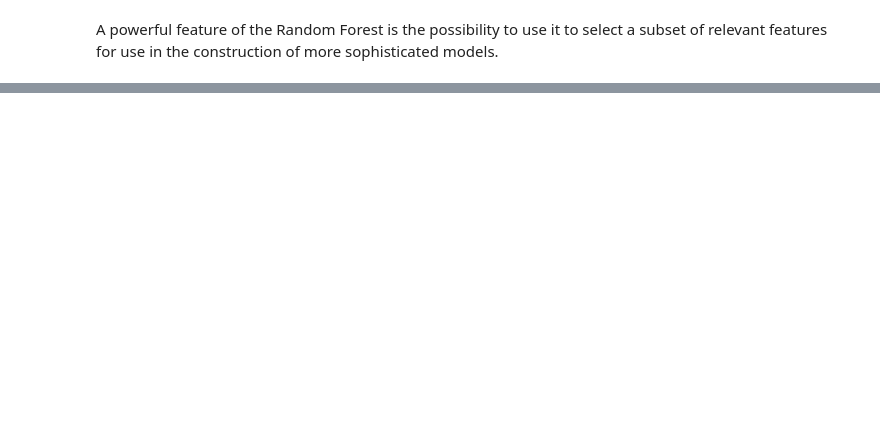
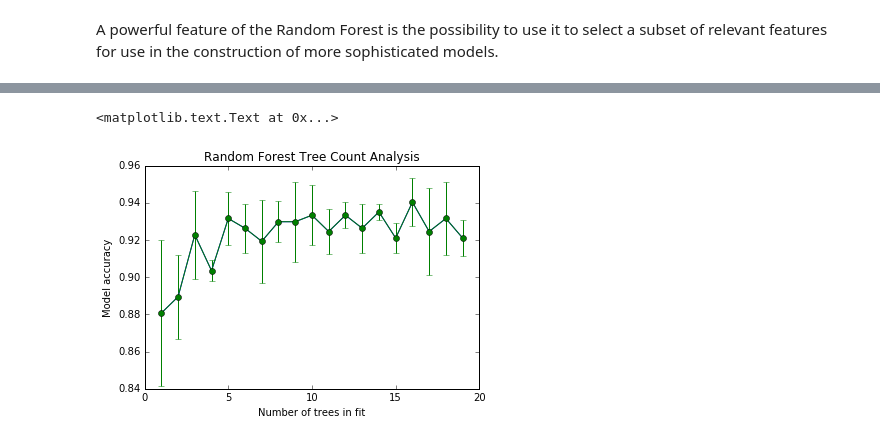
Before and after one commit to filga/ML_Sandbox, a Jupyter notebook: Breast-Cancer/Wisconsin Diagnostic Breast Cancer (WDBC).ipynb, the cells around one changed output, grey strips where cells are left out. Cells and saved outputs as stored; diff of their text form; code cells hidden in the pictures; blank space fills up the shorter version.

```diff
--- a/Breast-Cancer/Wisconsin Diagnostic Breast Cancer (WDBC).ipynb
+++ b/Breast-Cancer/Wisconsin Diagnostic Breast Cancer (WDBC).ipynb
@@ -143,7 +148,7 @@ print err
 Finally we can test the accuracy of the model using our test dataset (for a better analysis I would recommend build a cross-validation dataset where to run the model) bu for sake of simplicity let's keep going with just a test set.
 # %%
 X_test = test
-y = X_test.pop("cancer_type")
+y_test = X_test.pop("cancer_type")
 # %%
 test_predict = rfr_mod.predict(X_test)
 # %% [markdown]
@@ -165,0 +171,31 @@ features_importance.plot(kind="barh", figsize=(8,7));
+# %%
+"""
+Importance of number of trees in the random forest.
+Running a different number of trees and see the effect
+ of that on the accuracy of the prediction
+"""
+idx_list = range(1, 20)
+
+# loop over tree counts, doing 5 fits per count
+accuracy_mean = []
+accuracy_stddev = []
+
+for idx in idx_list:
+    accuracy = []
+    for i in range(0,5):
+        classifier = RandomForestClassifier(n_estimators=idx, oob_score=True, n_jobs=-1)
+        classifier = classifier.fit(X,y)
+        predictions = classifier.predict(X_test)
+        accuracy.append(sklearn.metrics.accuracy_score(y_test, predictions))
+    accuracy_mean.append(np.mean(accuracy))
+    accuracy_stddev.append(np.std(accuracy))
+
+plt.cla()
+plt.plot(idx_list, accuracy_mean)
+plt.errorbar(idx_list, accuracy_mean, yerr=accuracy_stddev, fmt='-o')
+plt.xlabel('Number of trees in fit')
+plt.ylabel('Model accuracy')
+plt.title('Random Forest Tree Count Analysis')
+# %% [output]
+<matplotlib.text.Text at 0x...>
+[figure, added]
```
Also changed, not shown: parts of 9 cells of this notebook.
